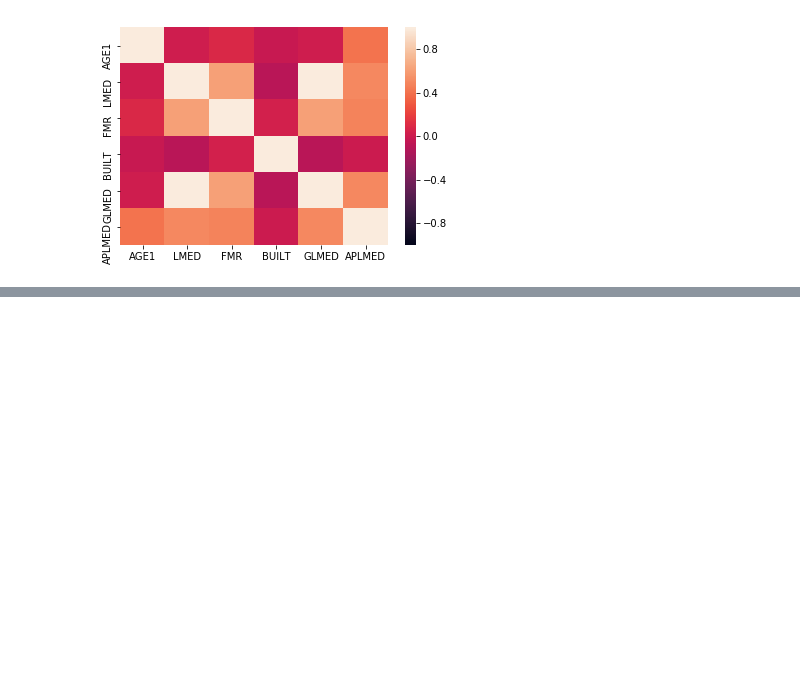
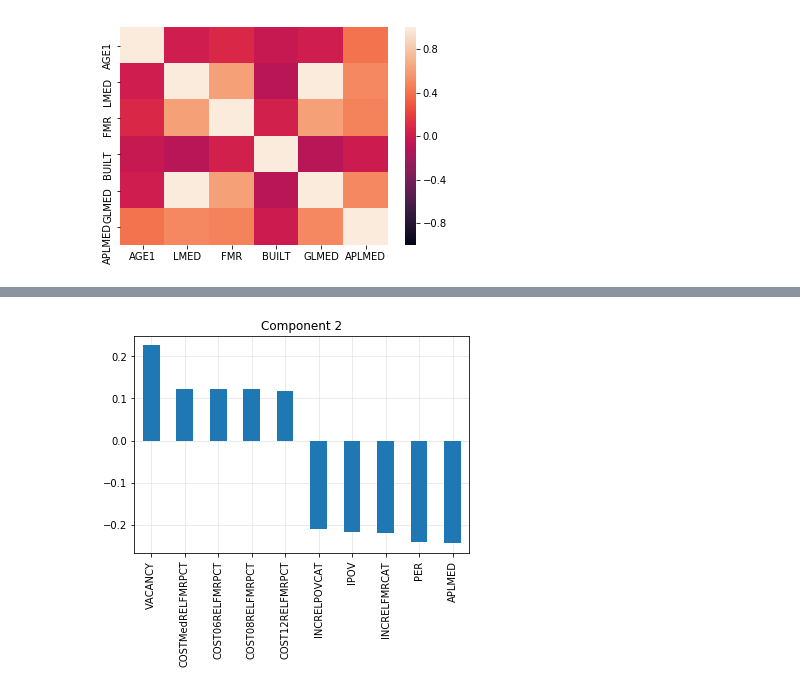
Before and after one commit to MiguelAMartinez/american-housing-survey, a Jupyter notebook: housing_oreilly_project.ipynb, the cells around one changed output, grey strips where cells are left out. Saved outputs shown, nothing was run; the diff lists cells and outputs as text; code cells hidden in the pictures; blank space fills up the shorter version.

```diff
--- a/housing_oreilly_project.ipynb
+++ b/housing_oreilly_project.ipynb
@@ -156,0 +256,4 @@ sns.heatmap(df_corr_matrix, vmin= -1, vmax = 1,
+# %%
+plot_pca(df_national_2011_processed, pca, 2)
+# %% [output]
+[figure, added]
```
Also changed, not shown: parts of 23 cells of this notebook.
